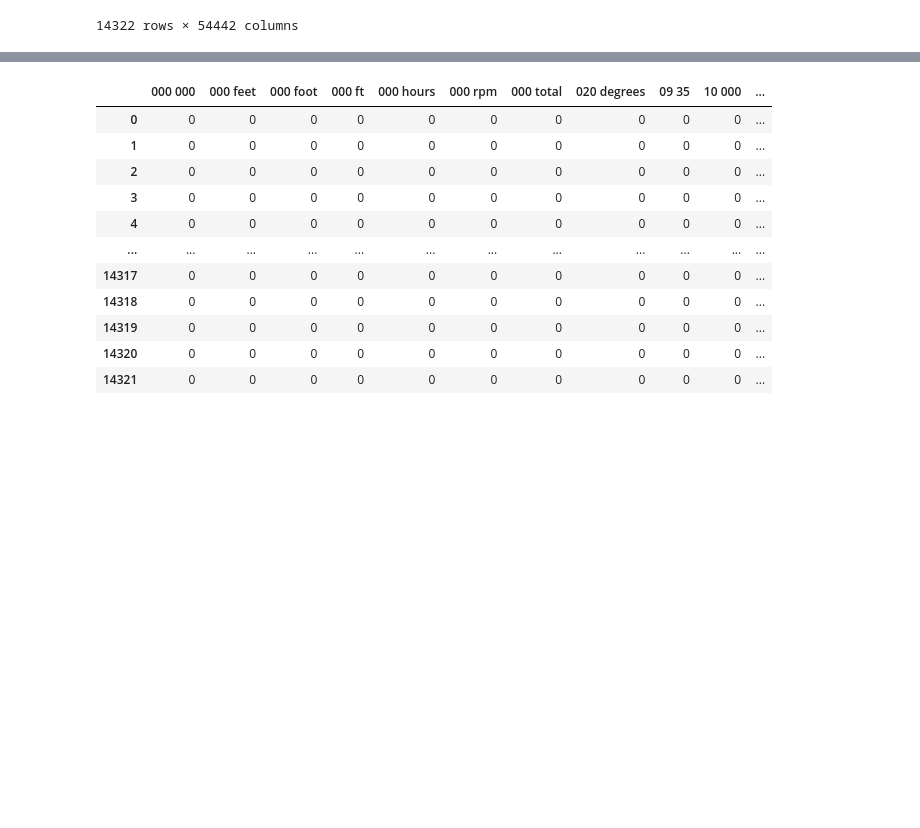
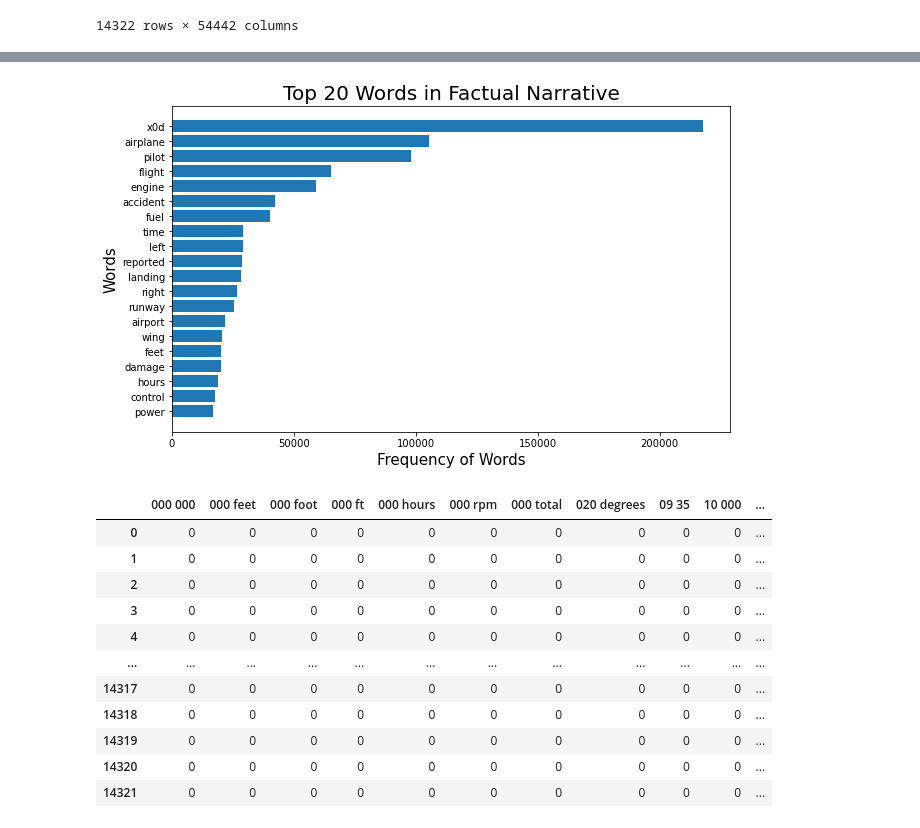
Before and after one commit to ajoneal/aviation-incident-project, a Jupyter notebook: Cleaning and Preprocessing.ipynb, the cells around one changed output, grey strips where cells are left out. Saved outputs shown, nothing was run; the diff lists cells and outputs as text; code cells hidden in the pictures; blank space fills up the shorter version.

```diff
--- a/Cleaning and Preprocessing.ipynb
+++ b/Cleaning and Preprocessing.ipynb
@@ -545,5 +577,6 @@ factual_narrative_unigrams
 | 14321 | 0 | 0 | 0 | 0 | 0 | 0 | 0 | 0 | 0 | 0 | 0 | ... |
 14322 rows × 54442 columns
 # %%
-factual_narrative_unigrams.sum().sort_values(ascending=False).head(30)
+top20_fn_unis = factual_narrative_unigrams.sum().sort_values(ascending=False).head(20)
+top20_fn_unis
 # %% [output]
@@ -566,4 +599,13 @@ main            13001
 dtype: int64
+# %%
+plt.figure(figsize=(10,6))
+plt.barh(y=top20_fn_unis.sort_values().index, width=top20_fn_unis.sort_values())
+plt.xlabel('Frequency of Words', size=15)
+plt.ylabel('Words', size=15)
+plt.title('Top 20 Words in Factual Narrative', size=20)
+plt.savefig('./images/top20fn_words.png', bbox_inches='tight');
+# %% [output]
+[figure, added]
 # %%
 cvec = CountVectorizer(stop_words='english', ngram_range=(2,2), max_features=5000)
 cvec.fit(df['factual_narrative'])
```
Also changed, not shown: parts of 65 cells of this notebook, 18 other files.
